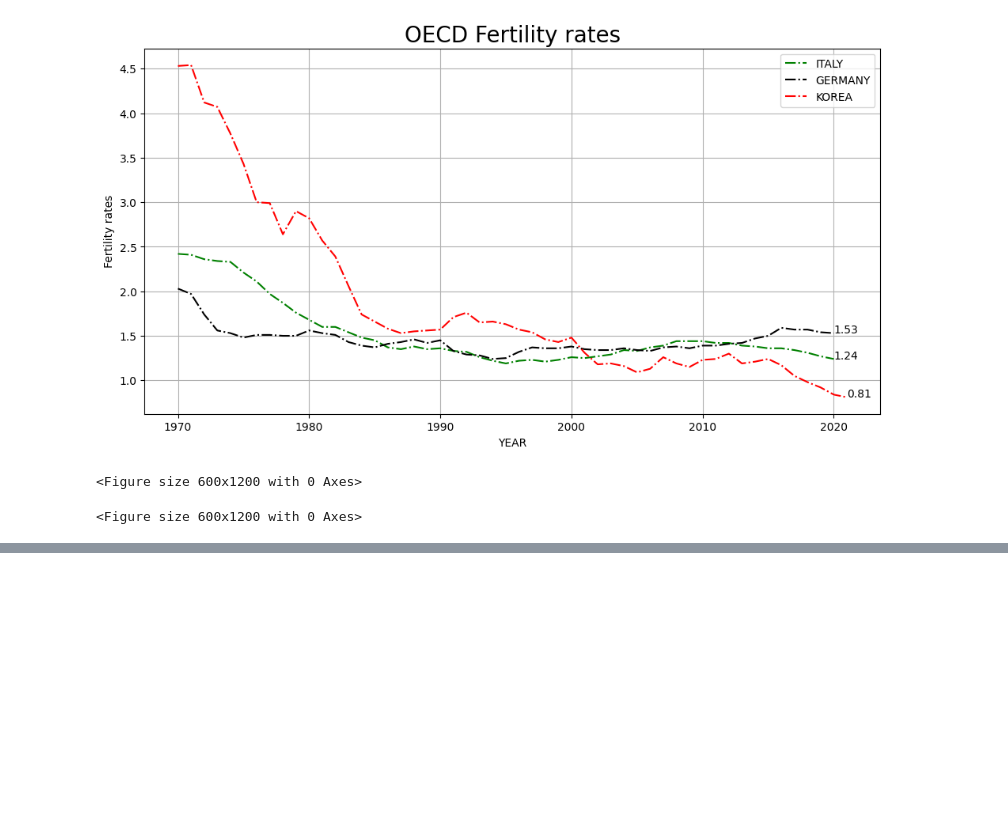
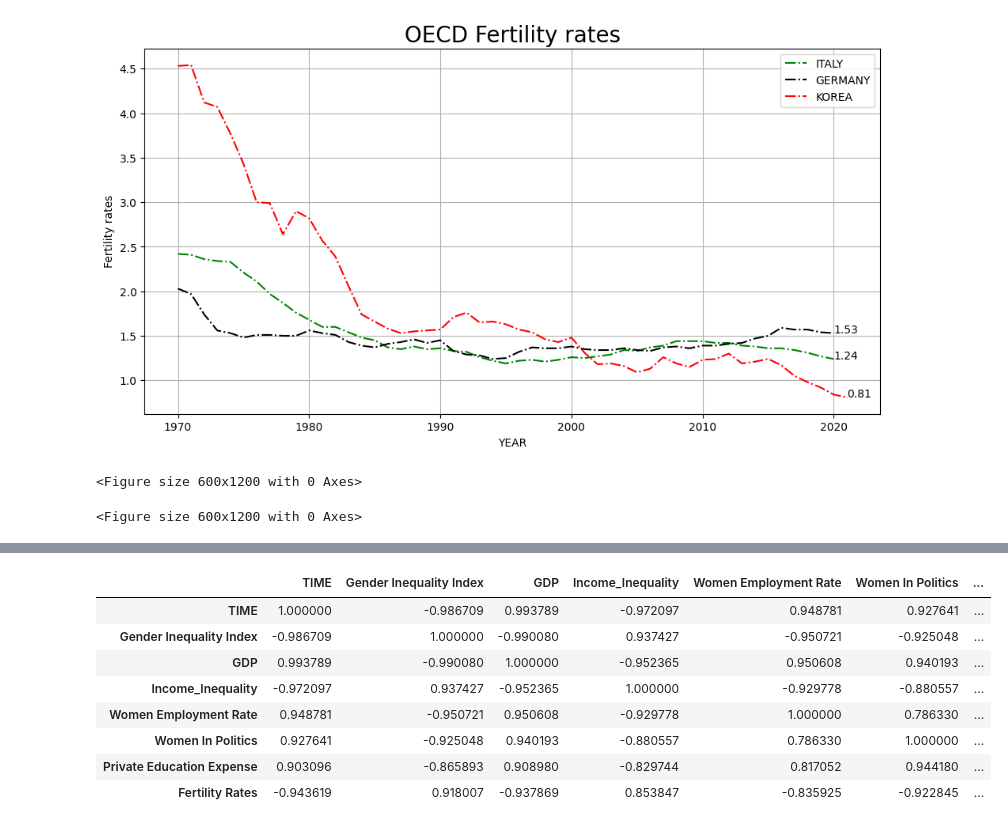
Before and after one commit to ikkjun/Declining_Fertility_Rates, a Jupyter notebook: Declining_Fertility_Rates.ipynb, the cells around one changed output, grey strips where cells are left out. Cells and saved outputs as stored; diff of their text form; code cells hidden in the pictures; blank space fills up the shorter version.

```diff
--- a/Declining_Fertility_Rates.ipynb
+++ b/Declining_Fertility_Rates.ipynb
@@ -79,0 +225,12 @@ plt.figure(figsize=(6, 12))
+# %%
+df_kor_11_21.corr()
+# %% [output]
+|  | TIME | Gender Inequality Index | GDP | Income_Inequality | Women Employment Rate | Women In Politics | ... |
+| TIME | 1.000000 | -0.986709 | 0.993789 | -0.972097 | 0.948781 | 0.927641 | ... |
+| Gender Inequality Index | -0.986709 | 1.000000 | -0.990080 | 0.937427 | -0.950721 | -0.925048 | ... |
+| GDP | 0.993789 | -0.990080 | 1.000000 | -0.952365 | 0.950608 | 0.940193 | ... |
+| Income_Inequality | -0.972097 | 0.937427 | -0.952365 | 1.000000 | -0.929778 | -0.880557 | ... |
+| Women Employment Rate | 0.948781 | -0.950721 | 0.950608 | -0.929778 | 1.000000 | 0.786330 | ... |
+| Women In Politics | 0.927641 | -0.925048 | 0.940193 | -0.880557 | 0.786330 | 1.000000 | ... |
+| Private Education Expense | 0.903096 | -0.865893 | 0.908980 | -0.829744 | 0.817052 | 0.944180 | ... |
+| Fertility Rates | -0.943619 | 0.918007 | -0.937869 | 0.853847 | -0.835925 | -0.922845 | ... |
```
Also changed, not shown: parts of 19 cells of this notebook.
